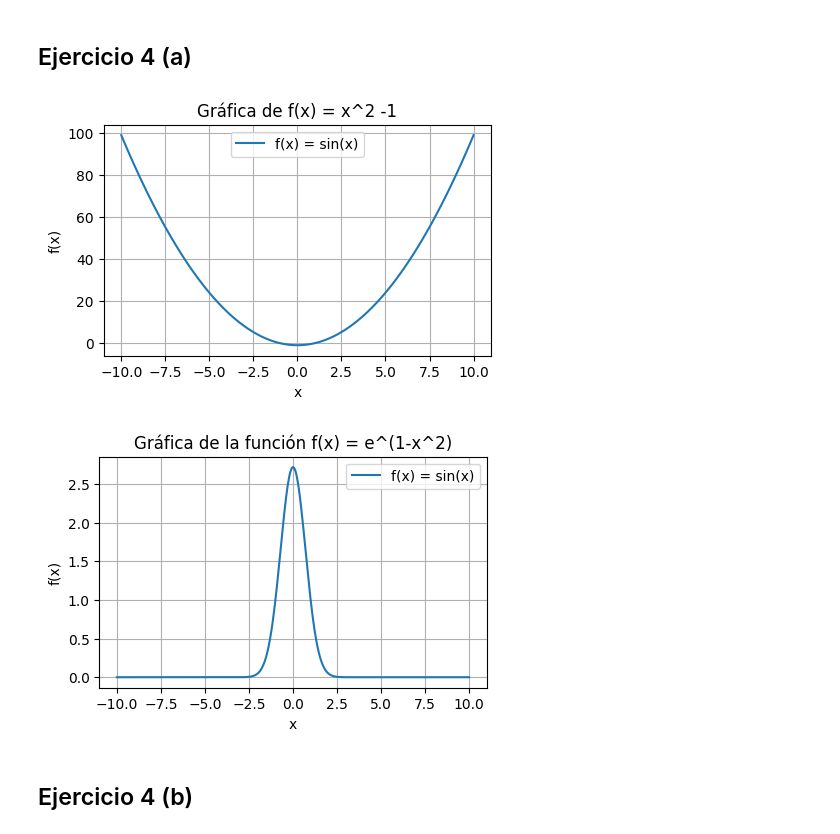
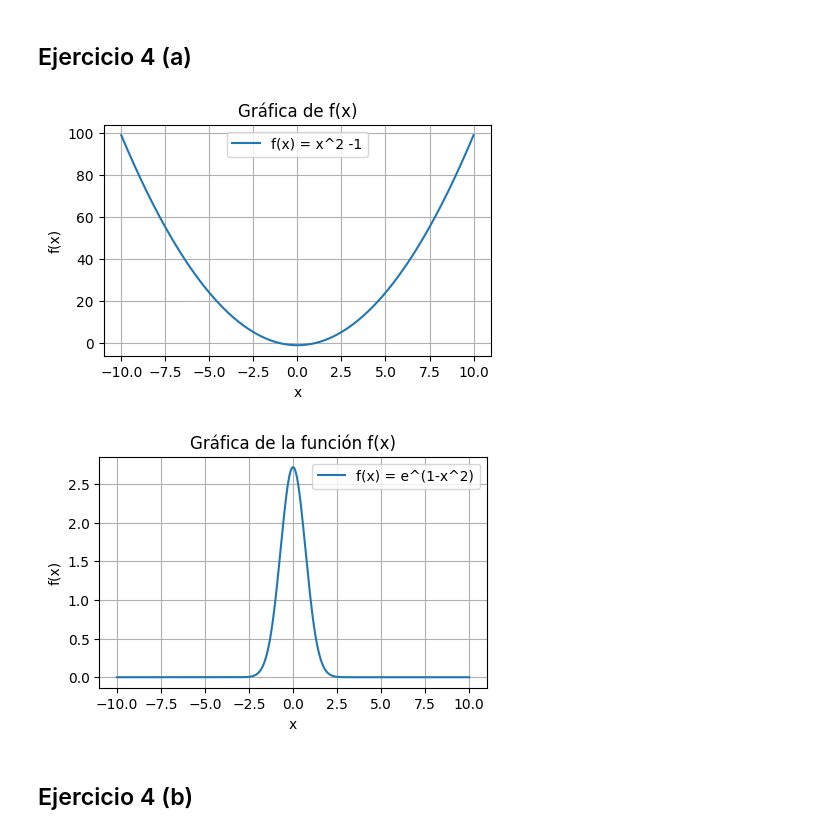
Before and after one commit to OzzyJames11/ejerciciosUnidad02-A, a Jupyter notebook: Ejercicio04.ipynb, the cells around one changed output. Cells and saved outputs as stored; diff of their text form; code cells hidden in the pictures.

```diff
--- a/Ejercicio04.ipynb
+++ b/Ejercicio04.ipynb
@@ -10,34 +10,34 @@ def f(x):
 x = np.linspace(-10, 10, 500)
 y = f(x)
 plt.figure(figsize=(5, 3))
-plt.plot(x, y, label='f(x) = sin(x)')
+plt.plot(x, y, label='f(x) = x^2 -1')
 
-plt.title('Gráfica de f(x) = x^2 -1')
+plt.title('Gráfica de f(x)')
 plt.xlabel('x')
 plt.ylabel('f(x)')
 plt.grid(True)
 plt.legend()
 plt.show()
 # %% [output]
-[figure, old version]
+[figure, new version]
 # %%
 import matplotlib.pyplot as plt
 import numpy as np
 def f(x):
     return np.e**(1-x**2)
 
 x = np.linspace(-10, 10, 500)
 y = f(x)
 plt.figure(figsize=(5, 3))
-plt.plot(x, y, label='f(x) = sin(x)')
-plt.title('Gráfica de la función f(x) = e^(1-x^2)')
+plt.plot(x, y, label='f(x) = e^(1-x^2)')
+plt.title('Gráfica de la función f(x)')
 plt.xlabel('x')
 plt.ylabel('f(x)')
 plt.grid(True)
 plt.legend()
 plt.show()
 # %% [output]
-[figure, old version]
+[figure, new version]
 # %% [markdown]
 ## Ejercicio 4 (b)
 # %%
```
